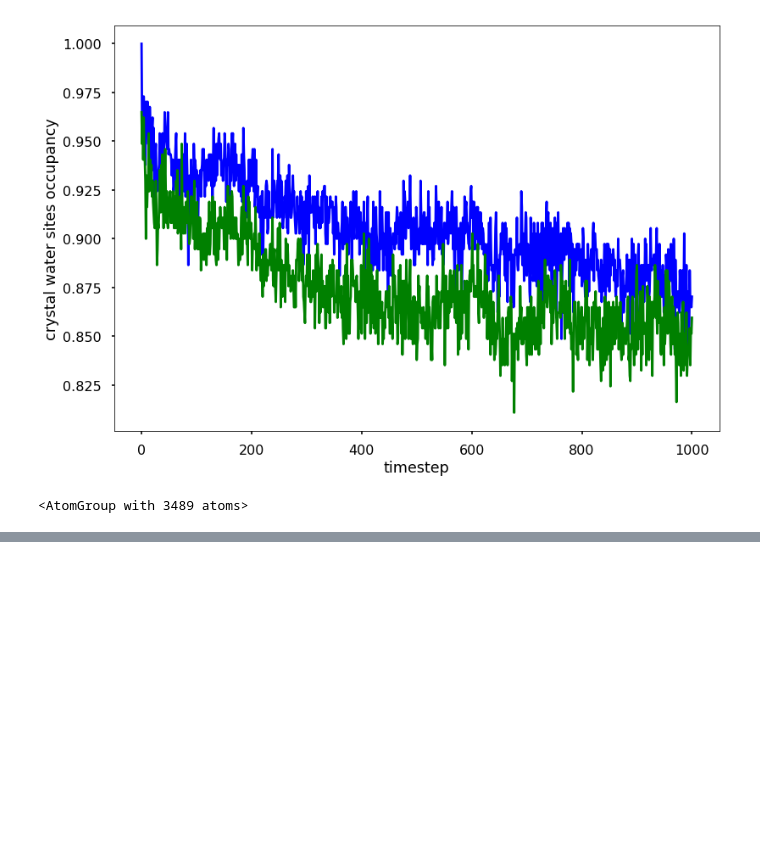
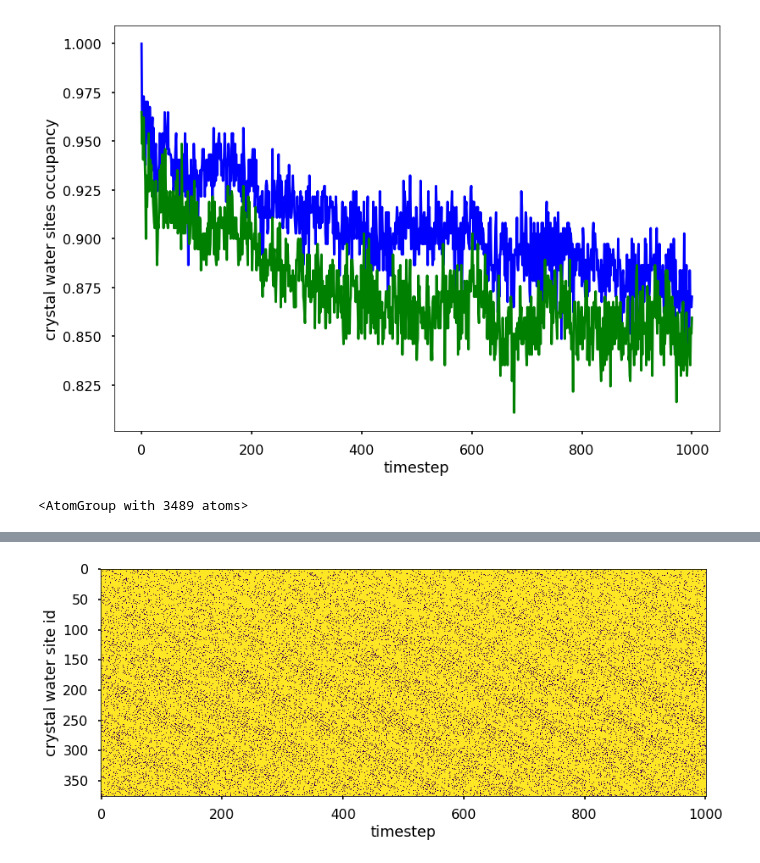
Before and after one commit to klyshko/EFX-project, a Jupyter notebook: crystal_water.ipynb, the cells around one changed output, grey strips where cells are left out. Drawn from its saved outputs; the diff is of its cells as text; code cells hidden in the pictures; blank space fills up the shorter version.

```diff
--- a/crystal_water.ipynb
+++ b/crystal_water.ipynb
@@ -277,0 +298,80 @@ u_berendsen.select_atoms('not protein')
+# %%
+"""
+mobile0 = mobile.select_atoms('name CA').positions - mobile.atoms.center_of_mass()
+ref0 = ref.select_atoms('name CA').positions - ref.atoms.center_of_mass()
+R, rmsd = align.rotation_matrix(mobile0, ref0)
+mobile.atoms.translate(-mobile.select_atoms('name CA').center_of_mass())
+mobile.atoms.rotate(R)
+mobile.atoms.translate(ref.select_atoms('name CA').center_of_mass())
+mobile.atoms.write("mobile_on_ref.pdb")
+"""
+# %%
+u0 = md.Universe('../Rama-Crystal-1/NPT/simfiles/init.gro')
+u_berendsen = md.Universe('../Rama-Crystal-1/NPT/BerendsenRun/Berendsen.gro','../Rama-Crystal-1/NPT/BerendsenRun/traj_whole_nojump_center_compact.xtc')
+
+protein_u0 = u0.select_atoms('protein')
+protein_berendsen = u_berendsen.select_atoms('protein')
+
+oxygens = u_berendsen.select_atoms('resname SOL and name OW')
+crystal_waters0 = u0.select_atoms('resname HOH and name OW')
+
+
+u1 = md.Universe('../Rama-Crystal-1/NPT/simfiles/init.gro')
+protein_u1 = u1.select_atoms('protein')
+crystal_waters = u1.select_atoms('resname HOH and name OW')
+
+cutoff = 2.5
+
+occupancy = np.zeros((1001, 376))
+
+
+sample_oxygens = np.random.choice(oxygens.atoms.indices, size=376, replace=False)
+random_waters_selection = u_berendsen.select_atoms('resname HUI')
+for index in sample_oxygens:
+    random_waters_selection += u_berendsen.atoms[index]
+print(random_waters_selection.n_atoms)
+u_berendsen.trajectory[0]
+fixed_random_coords = random_waters_selection.positions.copy()
+
+random_occupancy = np.zeros((1001, 376))
+
+counter = 0
+for ts in u_berendsen.trajectory:
+
+    mobile0 = protein_u0.positions - protein_u0.atoms.center_of_mass()
+    ref0 = protein_berendsen.positions - protein_berendsen.atoms.center_of_mass()
+    R, rmsd = align.rotation_matrix(mobile0, ref0)
+    crystal_waters.positions = crystal_waters0.positions
+    crystal_waters.atoms.translate(-protein_u0.atoms.center_of_mass())
+    crystal_waters.atoms.rotate(R)
+    crystal_waters.atoms.translate(protein_berendsen.atoms.center_of_mass())
+
+    box = ts.dimensions
+    d = distance_array(crystal_waters.positions, oxygens.positions, box=box, result=None, backend='OpenMP')
+    mindist = np.min(d, axis=1)
+    occupancy[counter] = mindist
+    #print(d.shape, mindist.shape)
+    random_d = distance_array(fixed_random_coords.reshape((-1, 3)), oxygens.positions, box=box, result=None, backend='OpenMP')
+    random_mindist = np.min(random_d, axis=1)
+    random_occupancy[counter] = random_mindist
+    #print(random_d.shape, random_mindist.shape)
+
+    counter += 1
+
+plt.imshow(occupancy.reshape((376,-1)) < cutoff)
+plt.xlabel('timestep')
+plt.ylabel('crystal water site id')
+plt.show()
+
+plt.imshow(random_occupancy.reshape((376,-1)) < cutoff)
+plt.xlabel('timestep')
+plt.ylabel('random water site id')
+plt.show()
+
+percent = np.sum(occupancy < cutoff, axis = 1) / 376.
+random_percent = np.sum(random_occupancy < cutoff, axis = 1) / 376.
+plt.plot(percent, 'b-', random_percent, 'g-')
+plt.xlabel('timestep')
+plt.ylabel('crystal (b) / random (g) water sites occupancy')
+plt.show()
+# %% [output]
@@ -277,0 +379 @@ u_berendsen.select_atoms('not protein')
+[figure, added]
```
Also changed, not shown: parts of 14 cells of this notebook.
